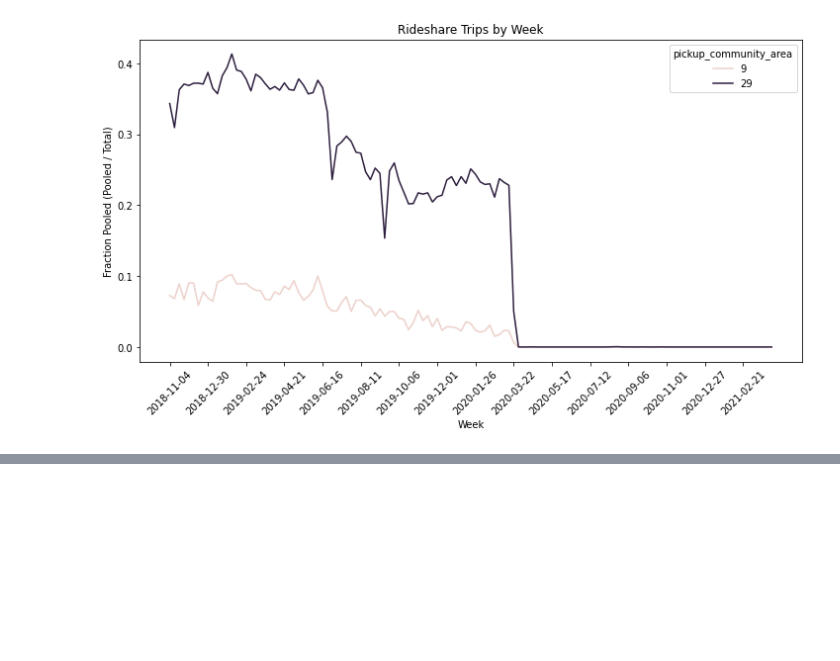
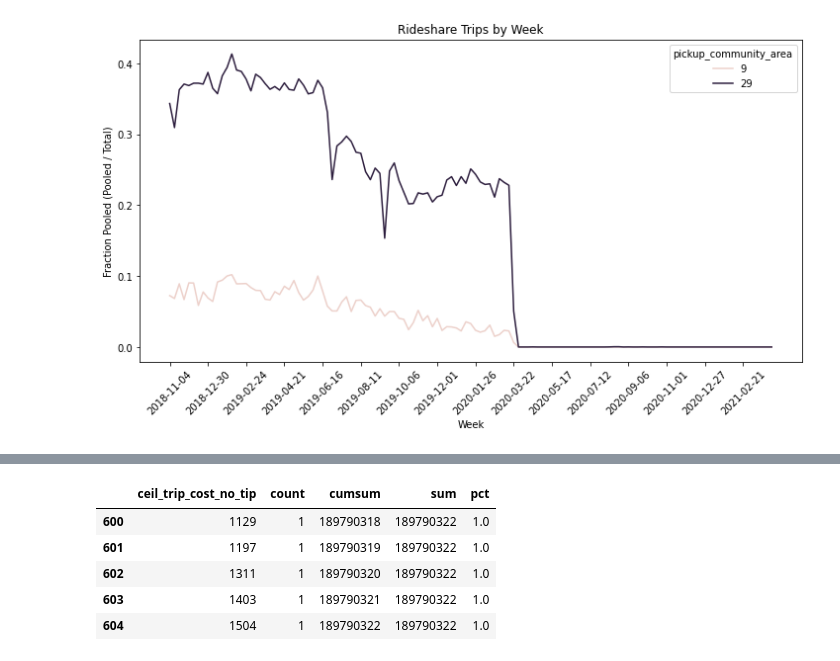
Before and after one commit to scarletstudio/transithealth, a Jupyter notebook: notebooks/vkannan3/Pooled Trips.ipynb, the cells around one changed output, grey strips where cells are left out. Cells and saved outputs as stored; diff of their text form; code cells hidden in the pictures; blank space fills up the shorter version.

```diff
--- a/notebooks/vkannan3/Pooled Trips.ipynb
+++ b/notebooks/vkannan3/Pooled Trips.ipynb
@@ -212,0 +272,9 @@ plt.show()
+# %%
+df_cost_cum.tail()
+# %% [output]
+|  | ceil_trip_cost_no_tip | count | cumsum | sum | pct |
+| 600 | 1129 | 1 | 189790318 | 189790322 | 1.0 |
+| 601 | 1197 | 1 | 189790319 | 189790322 | 1.0 |
+| 602 | 1311 | 1 | 189790320 | 189790322 | 1.0 |
+| 603 | 1403 | 1 | 189790321 | 189790322 | 1.0 |
+| 604 | 1504 | 1 | 189790322 | 189790322 | 1.0 |
```
Also changed, not shown: parts of 17 cells of this notebook, 11 other files.
